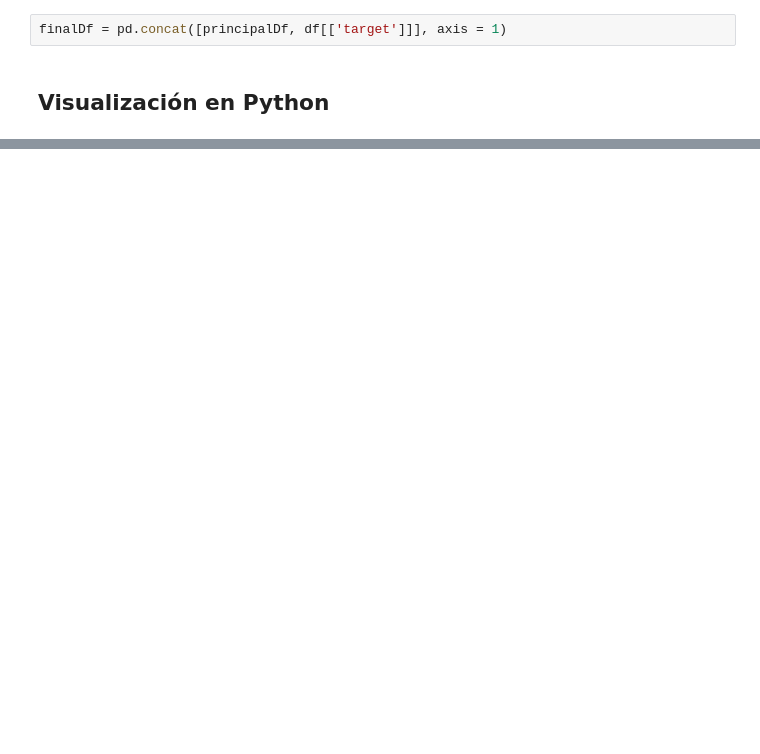
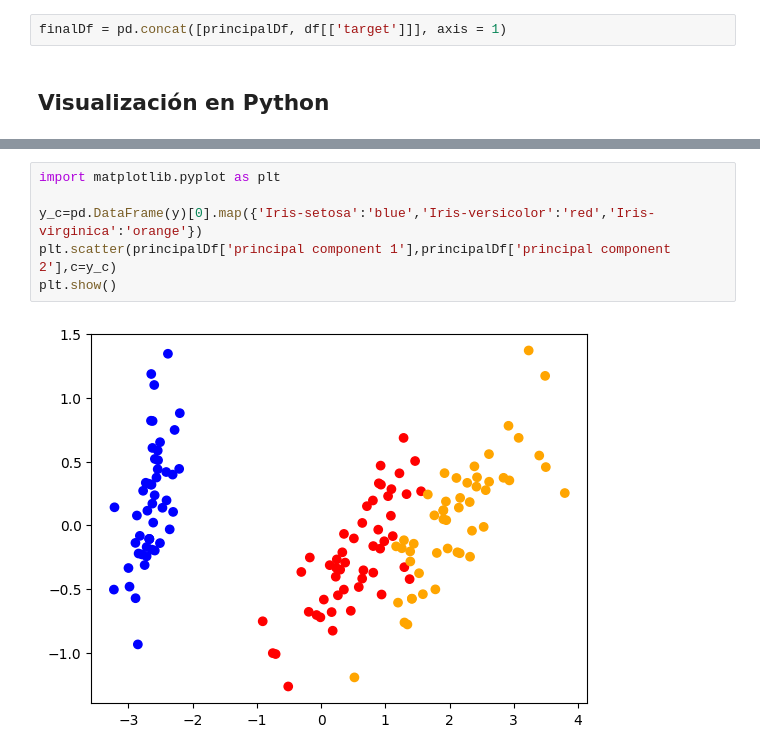
Before and after one commit to eanizainea/mlean2024_proyecto1, a Jupyter notebook: Código/ACP - Clase 2.ipynb, the cells around one changed output, grey strips where cells are left out. Cells and saved outputs as stored; diff of their text form; blank space fills up the shorter version.

```diff
--- a/Código/ACP - Clase 2.ipynb
+++ b/Código/ACP - Clase 2.ipynb
@@ -271,0 +342,8 @@ pca.explained_variance_ratio_
+# %%
+import matplotlib.pyplot as plt
+
+y_c=pd.DataFrame(y)[0].map({'Iris-setosa':'blue','Iris-versicolor':'red','Iris-virginica':'orange'})
+plt.scatter(principalDf['principal component 1'],principalDf['principal component 2'],c=y_c)
+plt.show()
+# %% [output]
+[figure, added]
```
Also changed, not shown: parts of 15 cells of this notebook.
